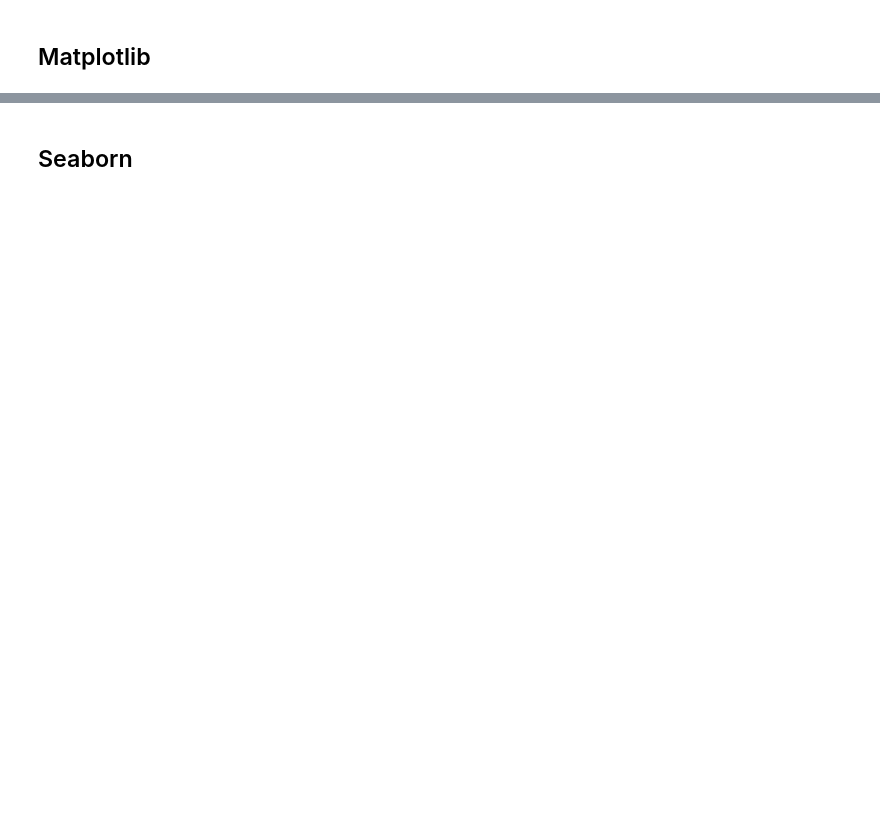
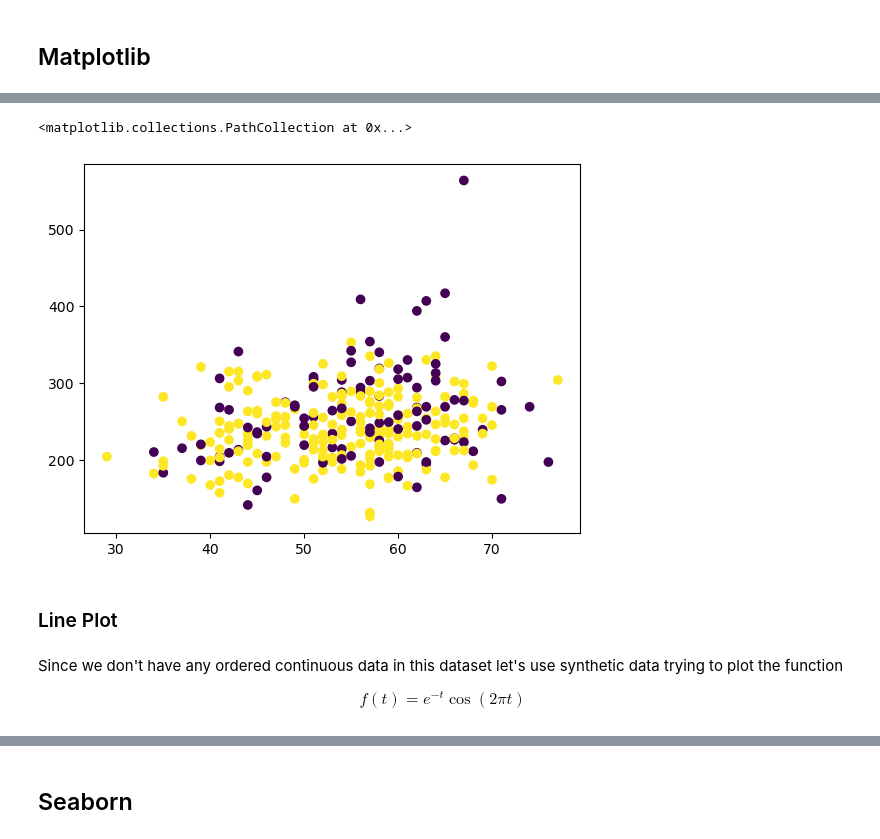
Before and after one commit to aoguedao/gmu-casbbi-nrt, a Jupyter notebook: _sources/docs/data_visualization.ipynb, the cells around one changed output, grey strips where cells are left out. Cells and saved outputs as stored; diff of their text form; code cells hidden in the pictures; blank space fills up the shorter version.

```diff
--- a/_sources/docs/data_visualization.ipynb
+++ b/_sources/docs/data_visualization.ipynb
@@ -31,0 +125,14 @@ The objectives for this lesson are to interprete basics of visualization theory
+# %%
+fig, ax = plt.subplots()
+ax.scatter(x, y, c=c)
+# %% [output]
+<matplotlib.collections.PathCollection at 0x...>
+[figure, added]
+# %% [markdown]
+### Line Plot
+# %% [markdown]
+Since we don't have any ordered continuous data in this dataset let's use synthetic data trying to plot the function
+
+$$
+f(t) = e^{-t} \cos(2 \pi t)
+$$
```
Also changed, not shown: parts of 49 cells of this notebook, 20 other files.
